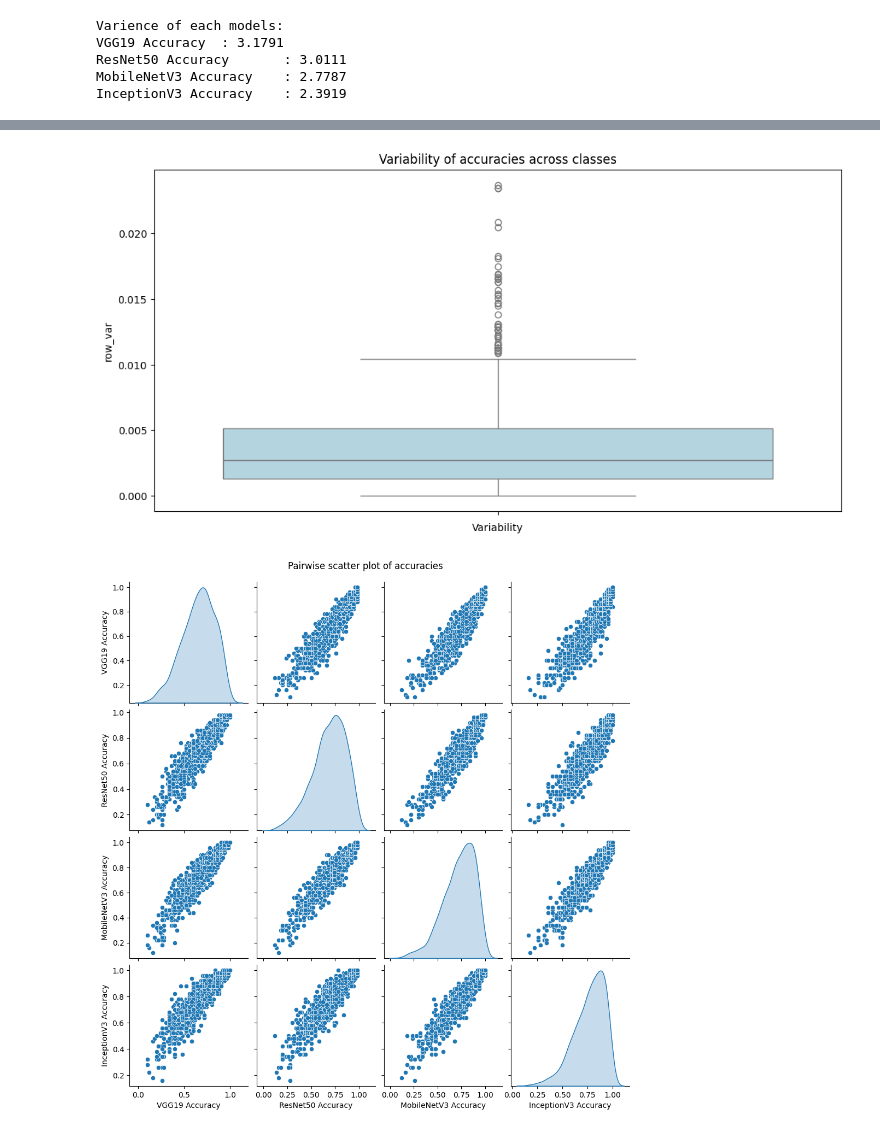
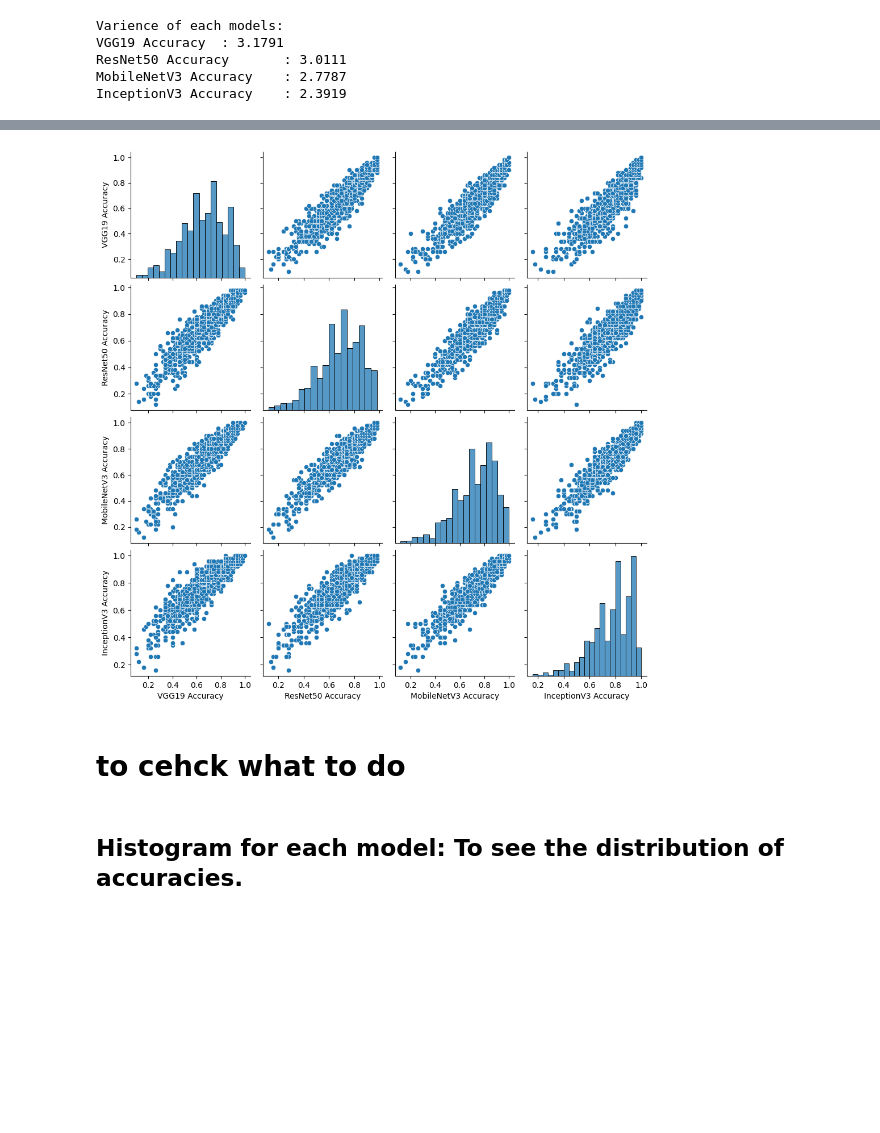
Before and after one commit to Khushi-MA/EIS, a Jupyter notebook: file1.ipynb, the cells around one changed output, grey strips where cells are left out. Cells and saved outputs as stored; diff of their text form; code cells hidden in the pictures; blank space fills up the shorter version.

```diff
--- a/file1.ipynb
+++ b/file1.ipynb
@@ -430,16 +415,24 @@ plt.show()
+# %%
+import pandas as pd
+import seaborn as sns
+
+# Assuming the data is in a DataFrame named df
+df = pd.read_csv('accuracy.csv')
+
+# List of models
+models = ['VGG19 Accuracy', 'ResNet50 Accuracy', 'MobileNetV3 Accuracy', 'InceptionV3 Accuracy']
+
+# Create a scatter plot matrix
+sns.pairplot(df[models])
+plt.show()
+# %% [output]
+[figure, added]
+# %% [markdown]
+# to cehck what to do
 # %%
-# Variability across classes
-plt.figure(figsize=(12, 6))
-sns.boxplot(data=df['row_var'], color='lightblue')
-plt.title('Variability of accuracies across classes')
-plt.xlabel('Variability')
-plt.show()
+# # Variability across classes
+# plt.figure(figsize=(12, 6))
+# sns.boxplot(data=df['row_var'], color='lightblue')
+# plt.title('Variability of accuracies across classes')
+# plt.xlabel('Variability')
+# plt.show()
-# %% [output]
-[figure, removed]
-# %%
-# Pairwise scatter plot of accuracies
-sns.pairplot(df.drop(columns=['Folder', 'row_var']), diag_kind='kde')
-plt.suptitle('Pairwise scatter plot of accuracies', y=1.02)
-plt.show()
-# %% [output]
-[figure, removed]
@@ -445,0 +448,2 @@ plt.show()
+# %% [markdown]
+## Histogram for each model: To see the distribution of accuracies.
```
Also changed, not shown: parts of 46 cells of this notebook.
